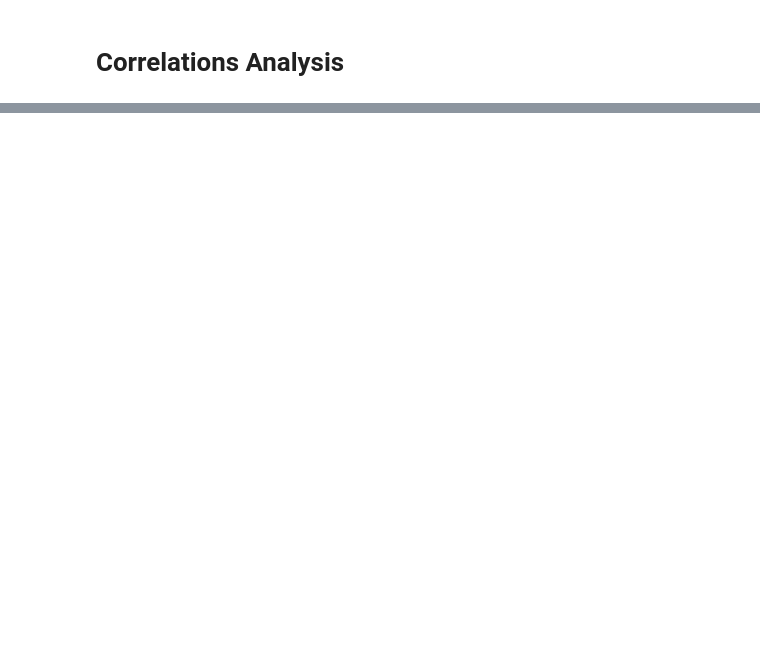
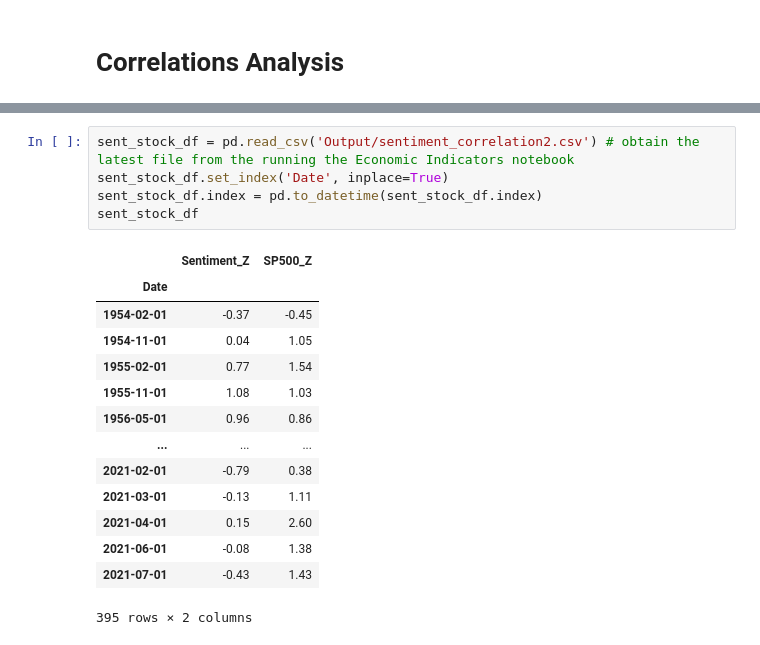
Before and after one commit to obsessedquant/GeoLocation-Vs-Covid-Analysis-and-Visualization, a Jupyter notebook: sam/Correlations_Analysis.ipynb, the cells around one changed output, grey strips where cells are left out. Cells and saved outputs as stored; diff of their text form; blank space fills up the shorter version.

```diff
--- a/sam/Correlations_Analysis.ipynb
+++ b/sam/Correlations_Analysis.ipynb
@@ -52,0 +54,20 @@ Correlation is:  -0.13023352175428676
+# %%
+sent_stock_df = pd.read_csv('Output/sentiment_correlation2.csv') # obtain the latest file from the running the Economic Indicators notebook
+sent_stock_df.set_index('Date', inplace=True)
+sent_stock_df.index = pd.to_datetime(sent_stock_df.index)
+sent_stock_df
+# %% [output]
+|  | Sentiment_Z | SP500_Z |
+| Date |  |  |
+| 1954-02-01 | -0.37 | -0.45 |
+| 1954-11-01 | 0.04 | 1.05 |
+| 1955-02-01 | 0.77 | 1.54 |
+| 1955-11-01 | 1.08 | 1.03 |
+| 1956-05-01 | 0.96 | 0.86 |
+| ... | ... | ... |
+| 2021-02-01 | -0.79 | 0.38 |
+| 2021-03-01 | -0.13 | 1.11 |
+| 2021-04-01 | 0.15 | 2.60 |
+| 2021-06-01 | -0.08 | 1.38 |
+| 2021-07-01 | -0.43 | 1.43 |
+395 rows × 2 columns
```
Also changed, not shown: parts of 25 cells of this notebook, 10 other files.
